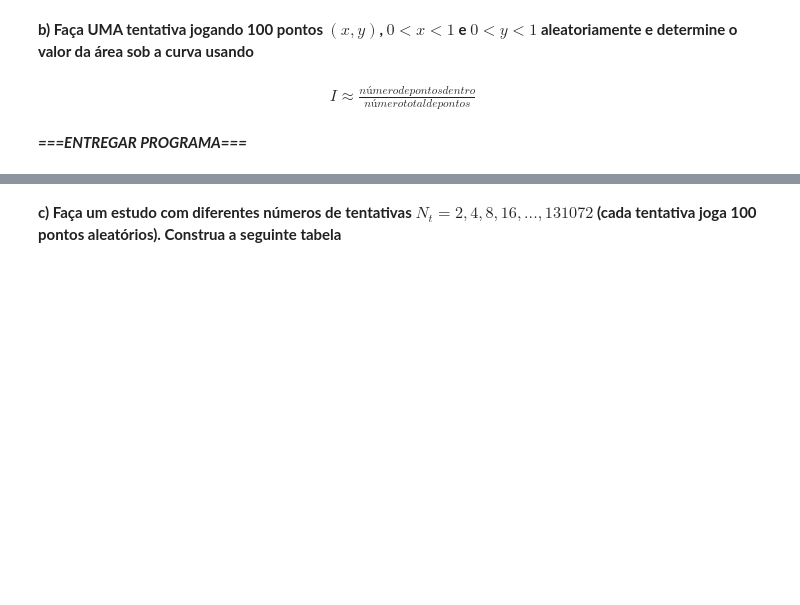
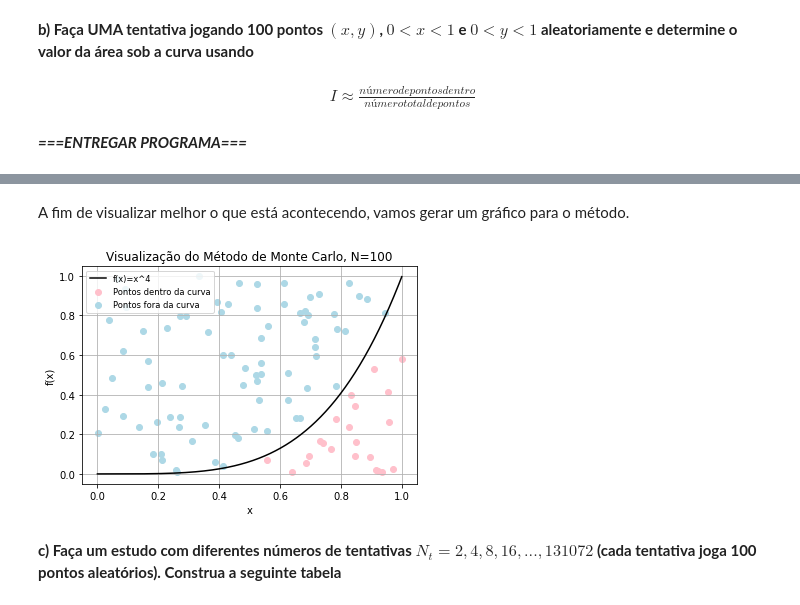
Before and after one commit to leonardovaladao/MAP214, a Jupyter notebook: Exercise Programs/EP3.ipynb, the cells around one changed output, grey strips where cells are left out. Drawn from its saved outputs; the diff is of its cells as text; code cells hidden in the pictures; blank space fills up the shorter version.

```diff
--- a/Exercise Programs/EP3.ipynb
+++ b/Exercise Programs/EP3.ipynb
@@ -312,8 +317,8 @@ def random(a, b, m, z0):
 # %%
 # Aplicação
-a = 4
-c = 1
-m = 9
-z0 = 3
-random(a, c, m, z0)
+a = 1103515245
+c = 12345
+m = 2147483647
+z0 = 10299437
+random(a, c, m, z0, 100)[:20]
 # %% [output]
@@ -339,3 +386,40 @@ random(a, c, m, z0)
+# %% [markdown]
+A fim de visualizar melhor o que está acontecendo, vamos gerar um gráfico para o método.
+# %%
+# Visualizar método
+N = 100
+x1 = 0
+x2 = 1
+mx = 1
+xa = (random(a, c, m, z0, N)*(x2-x1))+x1
+ya = (random(a, c, m, 1500, N)*mx)
+
+
+dx=[]
+dy=[]
+for i in range(N):
+    if func(xa[i])>ya[i]:
+        dx.append(xa[i])
+        dy.append(ya[i])
+fx=[]
+fy=[]
+for i in range(N):
+    if func(xa[i])<ya[i]:
+        fx.append(xa[i])
+        fy.append(ya[i])
+
+plt.plot(np.arange(0,1,0.001), [func(i) for i in np.arange(0,1,0.001)], color='black', label='f(x)=x^4')
+plt.scatter(dx,dy, color='pink', label='Pontos dentro da curva')
+plt.scatter(fx,fy, color='lightblue', label='Pontos fora da curva')
+
+plt.title('Visualização do Método de Monte Carlo, N={:.0f}'.format(N))
+plt.xlabel('x')
+plt.ylabel('f(x)')
+plt.grid()
+plt.legend(loc='upper left', fontsize='small')
+plt.show()
+# %% [output]
+[figure, added]
 # %% [markdown]
 **c) Faça um estudo com diferentes números de tentativas $N_t=2,4,8,16,...,131072$ (cada tentativa joga 100 pontos aleatórios). Construa a seguinte tabela**
 # %% [markdown]
```
Also changed, not shown: parts of 16 cells of this notebook.
